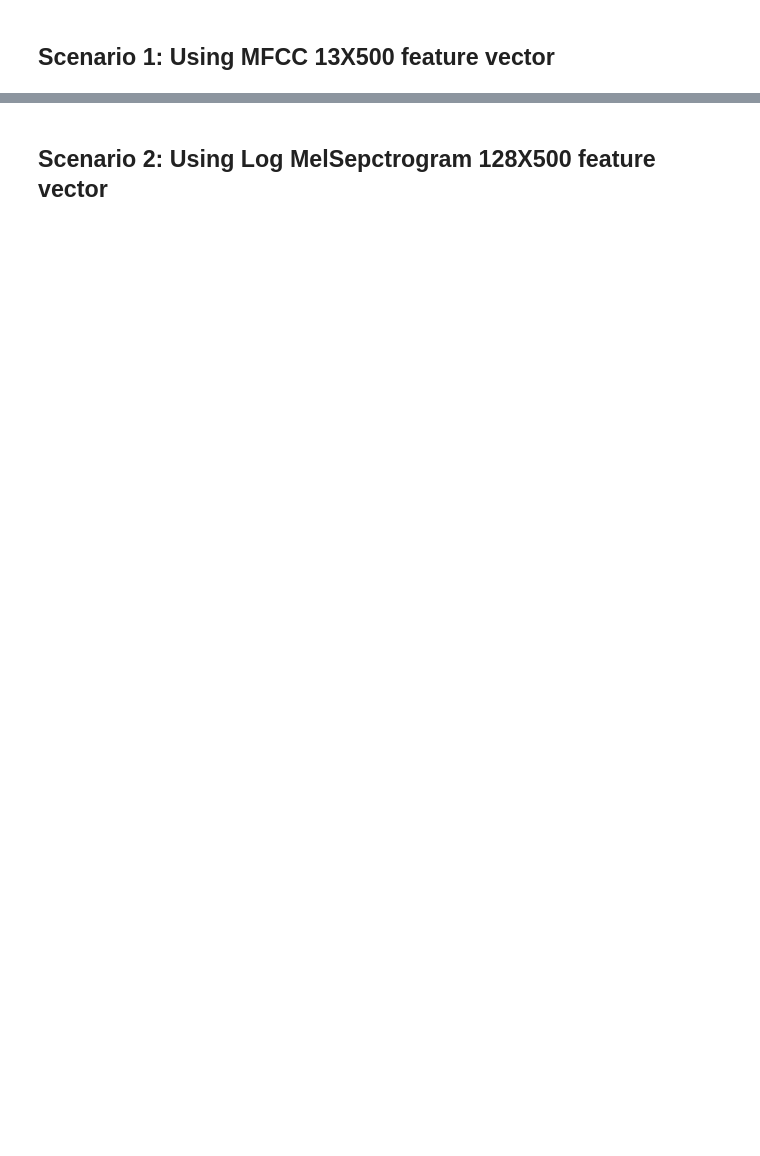
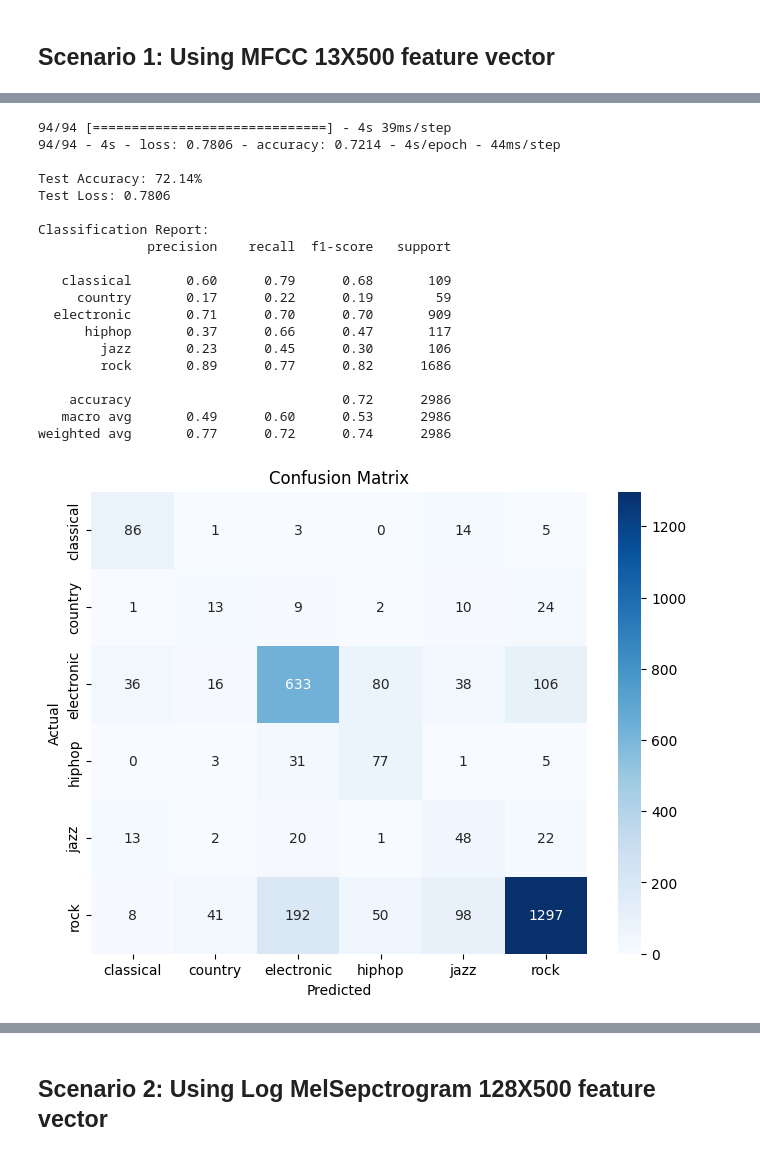
Before and after one commit to BMurp/music_modeling_capstone, a Jupyter notebook: notebooks/00_featured_notebooks/deep_learning_model_training.ipynb, the cells around one changed output, grey strips where cells are left out. Drawn from its saved outputs; the diff is of its cells as text; code cells hidden in the pictures; blank space fills up the shorter version.

```diff
--- a/notebooks/00_featured_notebooks/deep_learning_model_training.ipynb
+++ b/notebooks/00_featured_notebooks/deep_learning_model_training.ipynb
@@ -109,0 +195,23 @@ weighted avg       0.75      0.76      0.74      2197
+# %%
+model_1 = ModelEvaluation(model_1_name,model_1_file_name,X_test, y_test, label_encoder)
+# %% [output]
+94/94 [==============================] - 4s 39ms/step
+94/94 - 4s - loss: 0.7806 - accuracy: 0.7214 - 4s/epoch - 44ms/step
+
+Test Accuracy: 72.14%
+Test Loss: 0.7806
+
+Classification Report:
+              precision    recall  f1-score   support
+
+   classical       0.60      0.79      0.68       109
+     country       0.17      0.22      0.19        59
+  electronic       0.71      0.70      0.70       909
+      hiphop       0.37      0.66      0.47       117
+        jazz       0.23      0.45      0.30       106
+        rock       0.89      0.77      0.82      1686
+
+    accuracy                           0.72      2986
+   macro avg       0.49      0.60      0.53      2986
+weighted avg       0.77      0.72      0.74      2986
+[figure, added]
```
Also changed, not shown: parts of 21 cells of this notebook, 11 other files.
